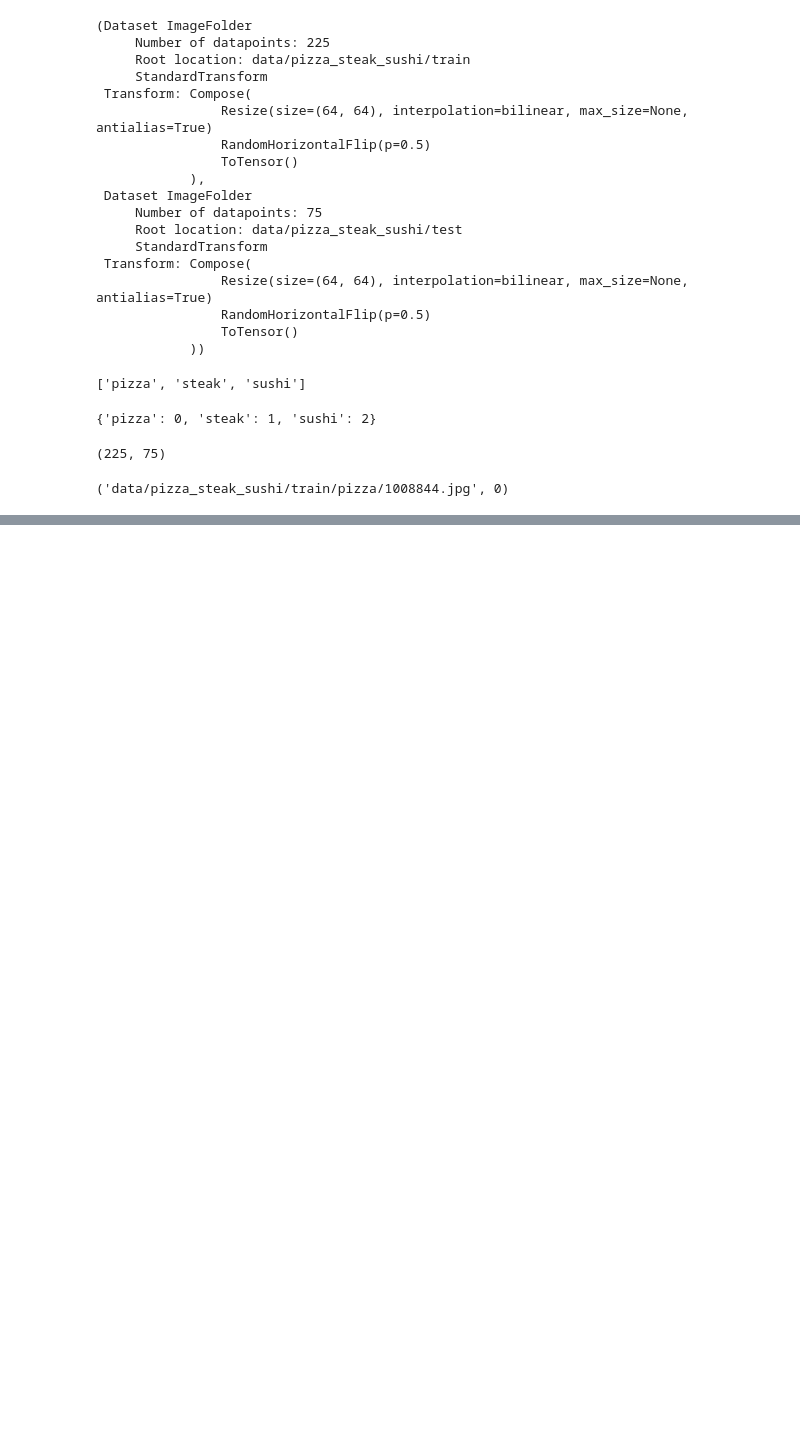
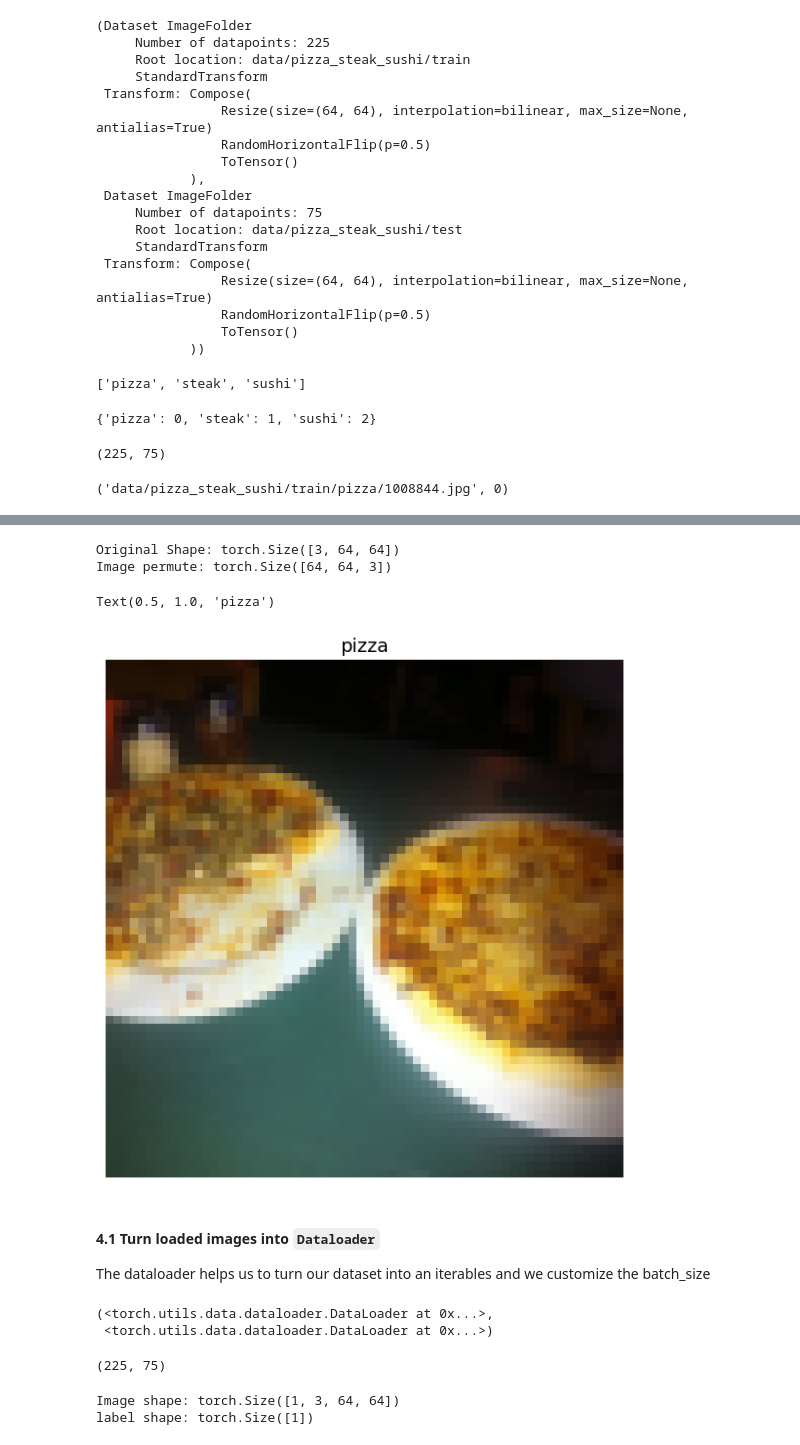
Before and after one commit to LaurentSeguin/Learning_ML, a Jupyter notebook: Working with Custom Dataset In Pytorch.ipynb, the cells around one changed output, grey strips where cells are left out. Saved outputs shown, nothing was run; the diff lists cells and outputs as text; code cells hidden in the pictures; blank space fills up the shorter version.

```diff
--- a/Working with Custom Dataset In Pytorch.ipynb
+++ b/Working with Custom Dataset In Pytorch.ipynb
@@ -259,3 +259,11 @@ len(train_data),len(test_data)
 train_data.samples[0]
 # %% [output]
 ('data/pizza_steak_sushi/train/pizza/1008844.jpg', 0)
+# %%
+# Index on  the train_data dataset to get the image and the label
+img,label = train_data[0][0],train_data[0][1]
+print(f'Image tensor:\n {img}')
+print(f'Image shape: {img.shape}')
+print(f'Image datatype: {img.dtype}')
+print(f'Image Label: {label}')
+print(f'Label datatype: {type(label)}')
@@ -261,0 +288,21 @@ train_data.samples[0]
+# %%
+# Rearrange the order dimension for plotting with matplotlib
+img_permute = img.permute(1,2,0)
+
+# Print out different shapes
+print(f"Original Shape: {img.shape}")
+print(f"Image permute: {img_permute.shape}")
+
+# Plot image
+plt.figure(figsize=(10,7))
+plt.imshow(img_permute)
+plt.axis("off")
+plt.title(class_names[label],fontsize=14)
+# %% [output]
+Original Shape: torch.Size([3, 64, 64])
+Image permute: torch.Size([64, 64, 3])
+Text(0.5, 1.0, 'pizza')
+[figure, added]
+# %% [markdown]
+#### 4.1 Turn loaded images into `Dataloader`
+The dataloader helps us to turn our dataset into an iterables and we customize the batch_size
@@ -261,0 +321,17 @@ train_data.samples[0]
+# %%
+train_dataloader,test_dataloader
+# %% [output]
+(<torch.utils.data.dataloader.DataLoader at 0x...>,
+ <torch.utils.data.dataloader.DataLoader at 0x...>)
+# %%
+len(train_dataloader),len(test_dataloader)
+# %% [output]
+(225, 75)
+# %%
+# iterate through the train_dataloader
+img,label = next(iter(train_dataloader))
+print(f'Image shape: {img.shape}')
+print(f'label shape: {label.shape}')
+# %% [output]
+Image shape: torch.Size([1, 3, 64, 64])
+label shape: torch.Size([1])
```
Also changed, not shown: parts of 7 cells of this notebook.
